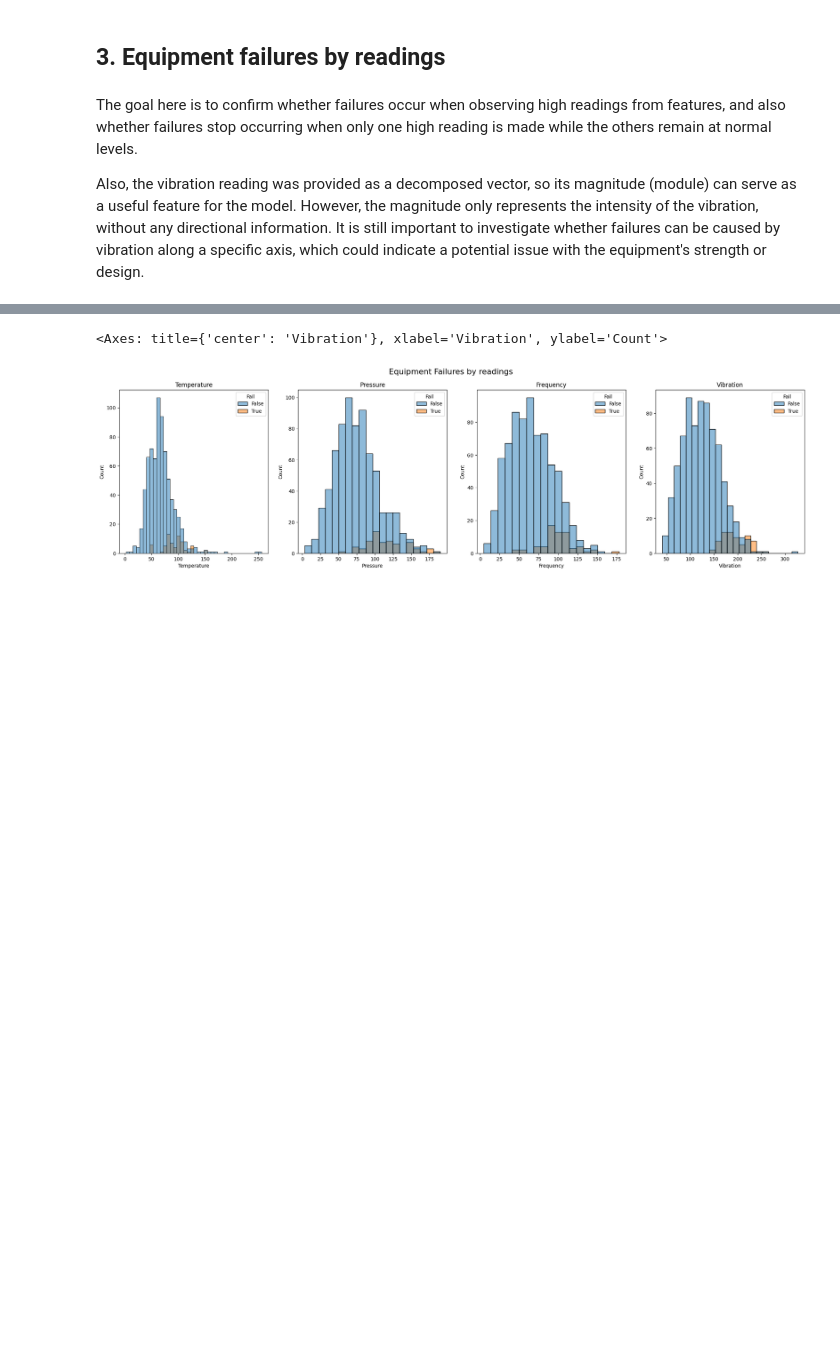
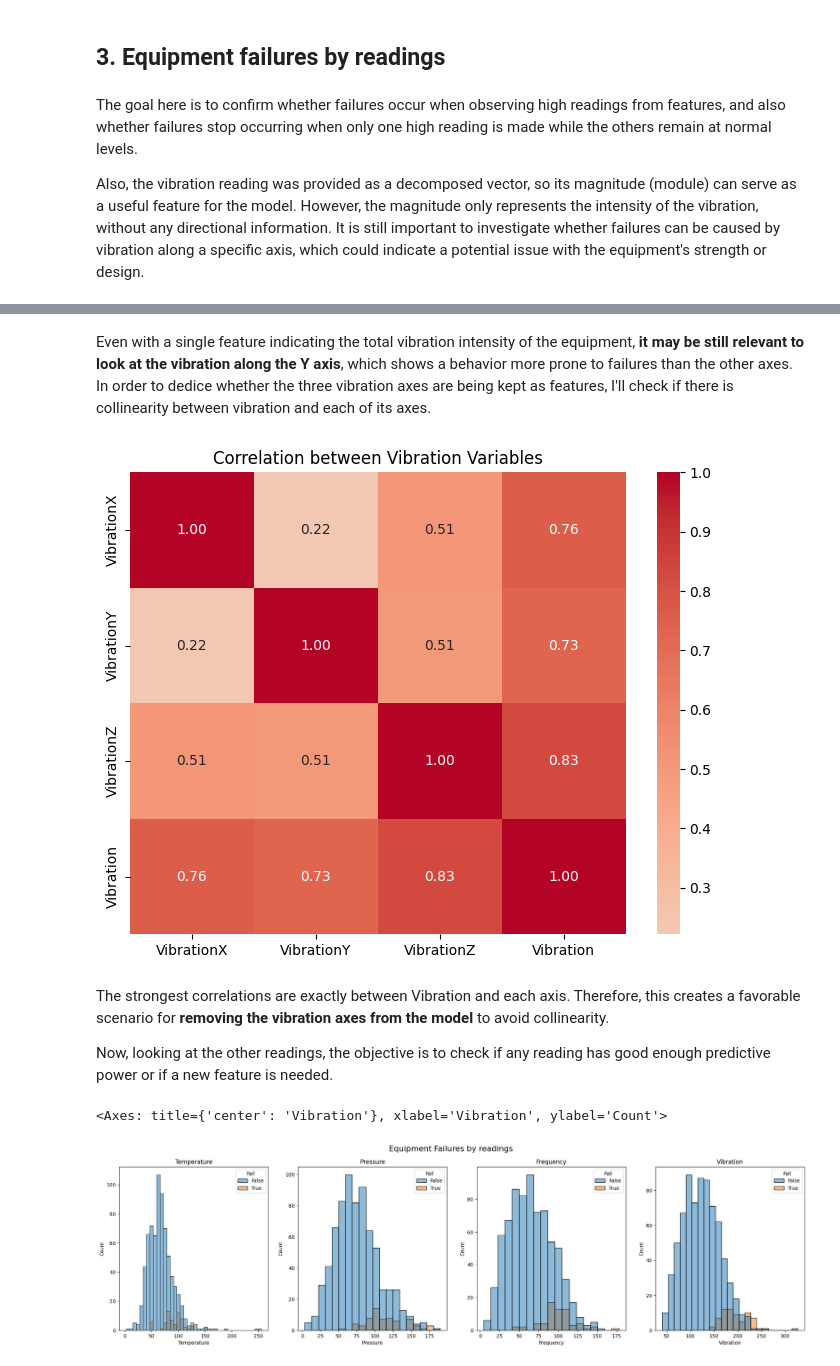
Before and after one commit to MatBom/CASE_Shape_digital, a Jupyter notebook: case_shape.ipynb, the cells around one changed output, grey strips where cells are left out. Saved outputs shown, nothing was run; the diff lists cells and outputs as text; code cells hidden in the pictures; blank space fills up the shorter version.

Commit message:
checkpoint

```diff
--- a/case_shape.ipynb
+++ b/case_shape.ipynb
@@ -208,3 +260,21 @@ df["Vibration"] = np.sqrt(df["VibrationX"]**2 + df["VibrationY"]**2 + df["Vibrat
+# %% [markdown]
+Even with a single feature indicating the total vibration intensity of the equipment, **it may be still relevant to look at the vibration along the Y axis**, which shows a behavior more prone to failures than the other axes. In order to dedice whether the three vibration axes are being kept as features, I'll check if there is collinearity between vibration and each of its axes.
+# %%
+# Picking the columns related to vibration and calculating the correlation matrix
+cols_vibration = ['VibrationX', 'VibrationY', 'VibrationZ', 'Vibration']
+corr = df[cols_vibration].corr(numeric_only=True)
+
+# Heatmap
+plt.figure(figsize=(8, 6))
+sns.heatmap(corr, annot=True, cmap='coolwarm', center=0, fmt=".2f")
+plt.title('Correlation between Vibration Variables')
+plt.show()
+# %% [output]
+[figure, added]
+# %% [markdown]
+The strongest correlations are exactly between Vibration and each axis. Therefore, this creates a favorable scenario for **removing the vibration axes from the model** to avoid collinearity.
+
+Now, looking at the other readings, the objective is to check if any reading has good enough predictive power or if a new feature is needed.
 # %%
 figure, axes = plt.subplots(1, 4,figsize=(25, 6))
 figure.suptitle('Equipment Failures by readings', fontsize=16)
```
Also changed, not shown: parts of 25 cells of this notebook.
